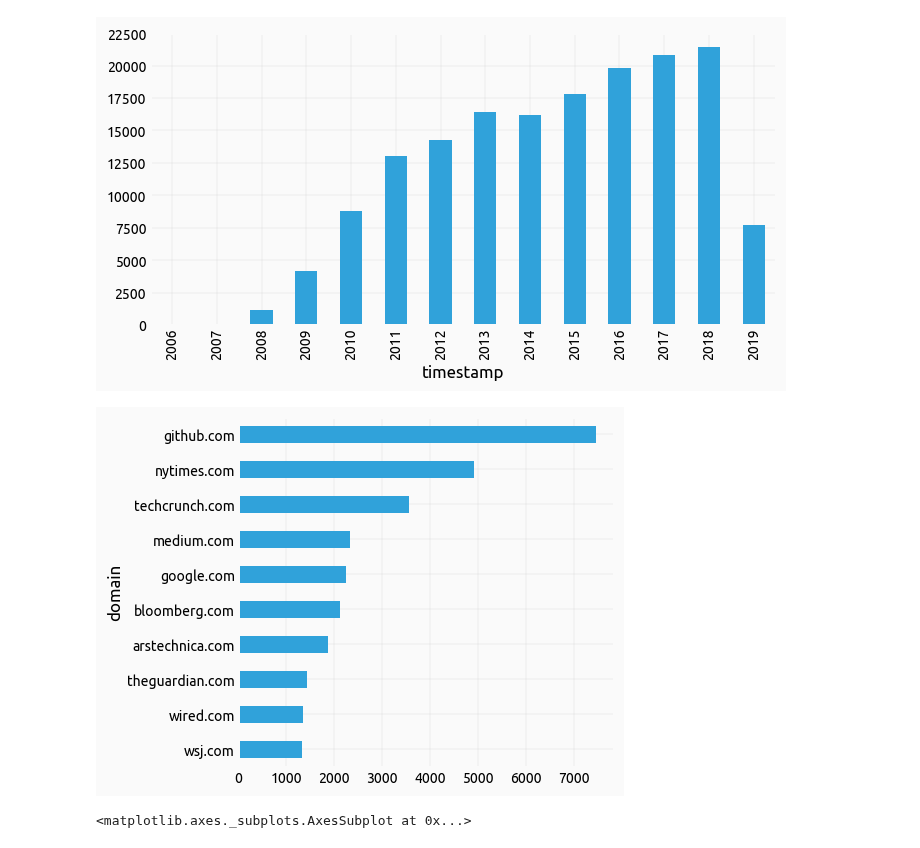
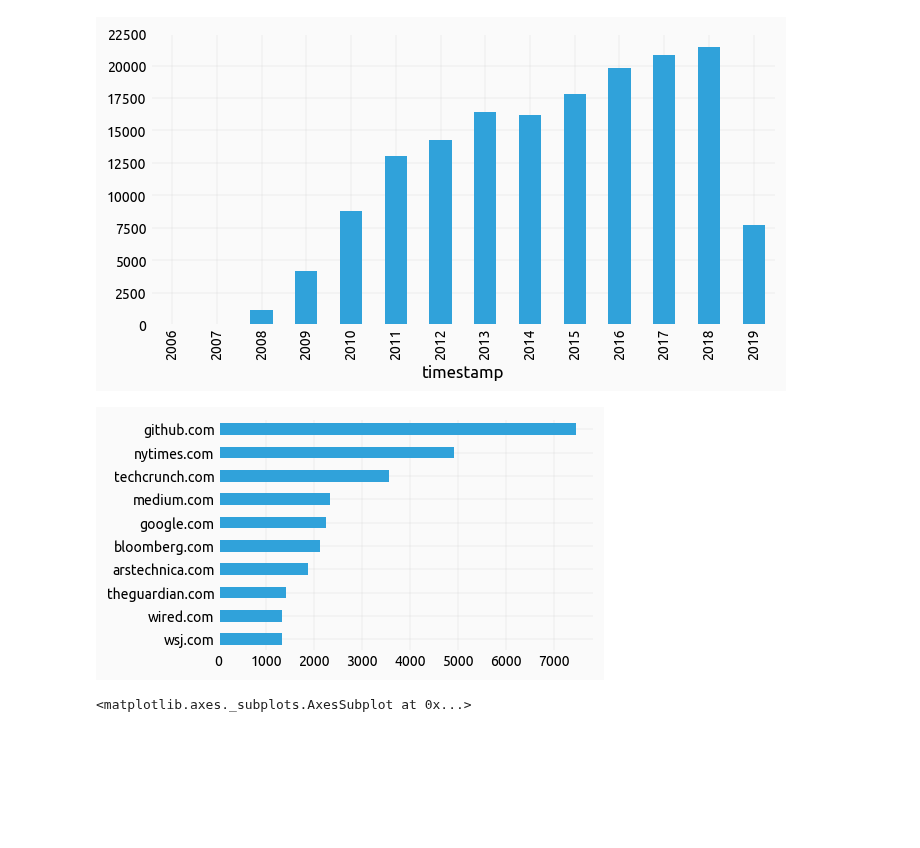
Before and after one commit to yaph/ipython-notebooks, a Jupyter notebook: hacker-news-stories.ipynb, the cells around one changed output. Cells and saved outputs as stored; diff of their text form; code cells hidden in the pictures; blank space fills up the shorter version.

```diff
--- a/hacker-news-stories.ipynb
+++ b/hacker-news-stories.ipynb
@@ -67,7 +62,8 @@ domains_story_count = by_domain['score'].size().sort_values(ascending=False)
-# %%
-domains_story_count[:10][::-1].plot.barh(figsize=(6, 6));
-# %% [output]
-[figure, removed]
+# %%
+top_domains = df.domain.value_counts().head(10)
+top_domains[::-1].plot(kind='barh');
+# %% [output]
+[figure, added]
 # %%
 colors = ['#8dd3c7','#ffffb3','#bebada','#fb8072','#80b1d3','#fdb462','#b3de69','#fccde5','#d9d9d9','#bc80bd']
 cmap = mpl.colors.LinearSegmentedColormap.from_list('Custom cmap', colors)
```
Also changed, not shown: parts of 8 cells of this notebook.
